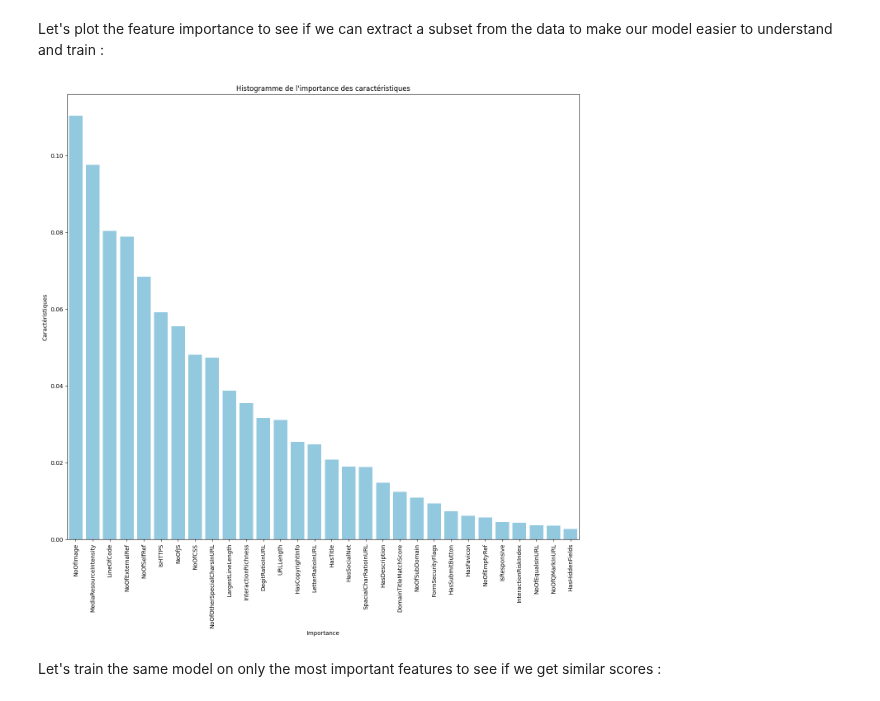
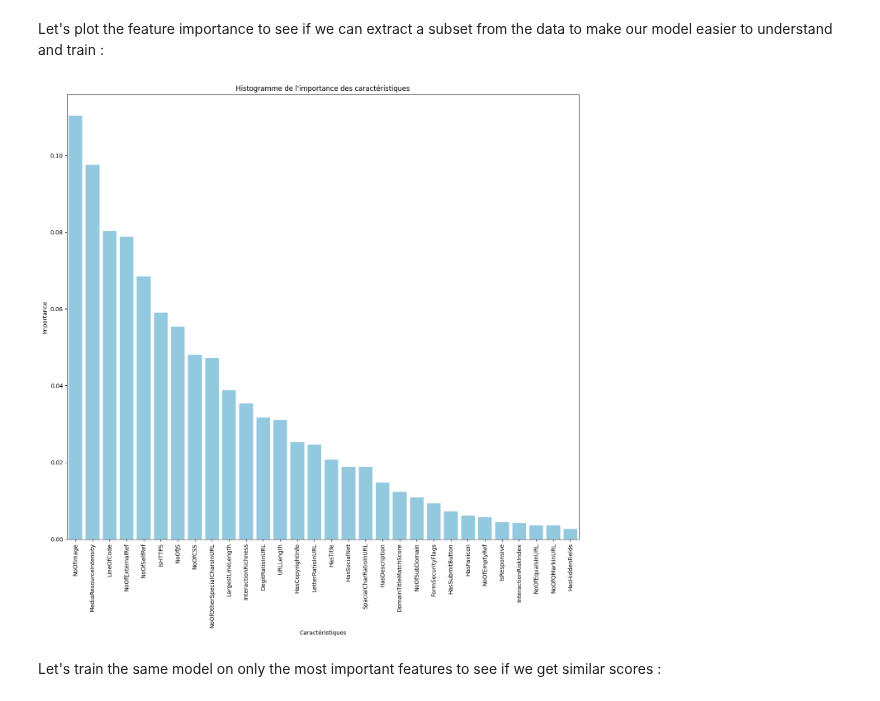
Before and after one commit to mathildadmbl/challenge2, a Jupyter notebook: challenge_2.ipynb, the cells around one changed output. Saved outputs shown, nothing was run; the diff lists cells and outputs as text; code cells hidden in the pictures.

```diff
--- a/challenge_2.ipynb
+++ b/challenge_2.ipynb
@@ -440,0 +376,38 @@ L'accuracy moyenne obtenue sur ces 10 plis est de 0.9998261204164471, ce qui sig
+# %%
+from sklearn.svm import SVC
+from sklearn.model_selection import KFold
+
+# preprocess the data
+X_train_svm = X_train.copy()
+X_test_svm = X_test.copy()
+X_train_svm = X_train_svm.select_dtypes(exclude='object')
+X_test_svm = X_test_svm.select_dtypes(exclude='object')
+
+scaler = StandardScaler()
+X_train_svm = scaler.fit_transform(X_train_svm)
+X_test_svm = scaler.transform(X_test_svm)
+
+# model
+# hyperparameters to tune
+param_grid = {'C': [0.1, 1, 10] , 'kernel' : ('linear', 'rbf')}
+svc = SVC()
+grid_search = GridSearchCV(svc, param_grid, scoring='accuracy', cv=3)
+
+# training
+grid_search.fit(X_train_svm, y_train)
+best_svm = grid_search.best_estimator_
+y_pred = best_svm.predict(X_test_svm)
+
+# results
+conf_matrix_svm = confusion_matrix(y_test, y_pred)
+class_report_svm = classification_report(y_test, y_pred)
+f1_score_svm = f1_score(y_test, y_pred)
+
+print('Parametres optimaux')
+print(grid_search.best_params_)
+print("précision du modèle")
+print(f1_score_svm)
+print("Classification Report:")
+print(class_report_svm)
+print("matrice de confusion")
+print(conf_matrix_svm)
@@ -449,6 +440,7 @@ from sklearn.ensemble import RandomForestClassifier
 
 # Scaling and encoding
 categorical_features = X_train.select_dtypes(include=['object']).columns.tolist()
+numeric_features = X_train.select_dtypes(exclude=['object']).columns.tolist()
 preprocessor = ColumnTransformer(
     transformers=[
         ('num', StandardScaler(), numeric_features),
@@ -495,18 +487,18 @@ feature_names = numeric_feature_names + list(encoded_feature_names)
 # %%
 # Now we can show the feature ipportances
 importances = rf_model.feature_importances_
 importance_df = pd.DataFrame({'Feature': feature_names, 'Importance': importances})
 importance_df_sorted = importance_df.sort_values(by="Importance", ascending=False).head(30)
 
 plt.figure(figsize=(16, 14))
 sns.barplot(data=importance_df_sorted, x="Feature", y="Importance", color="skyblue")
 plt.title("Histogramme de l'importance des caractéristiques")
 plt.xticks(rotation=90)
-plt.xlabel("Importance")
-plt.ylabel("Caractéristiques")
+plt.ylabel("Importance")
+plt.xlabel("Caractéristiques")
 plt.show()
 # %% [output]
-[figure, old version]
+[figure, new version]
 # %% [markdown]
 Let's train the same model on only the most important features to see if we get similar scores :
 # %%
```
Also changed, not shown: parts of 29 cells of this notebook.
